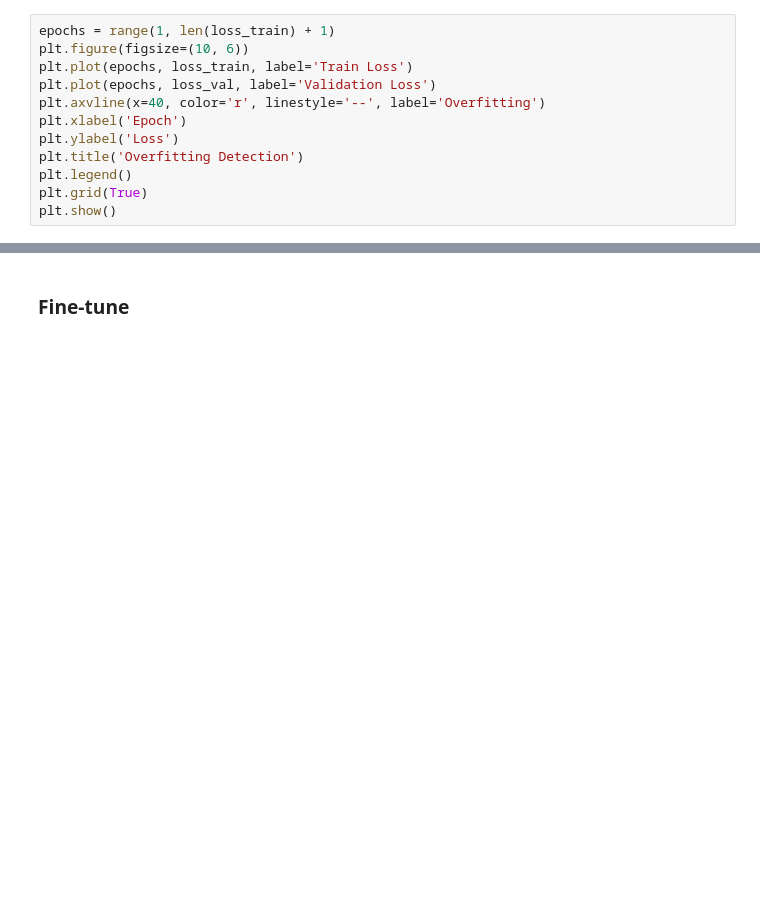
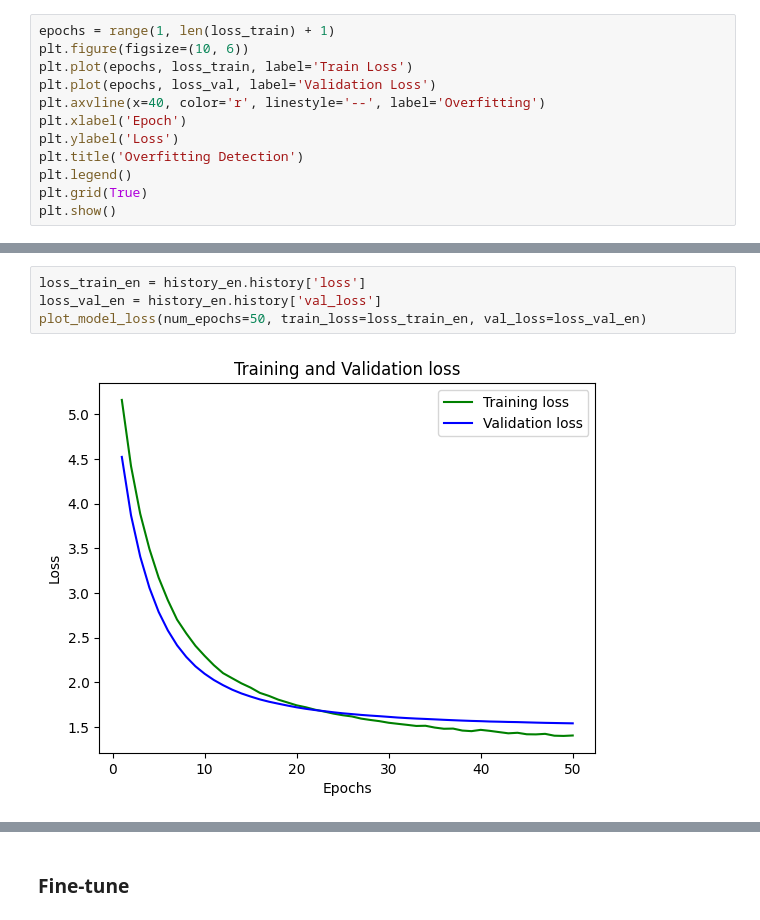
Before and after one commit to mgalao/deep-learning-project, a Jupyter notebook: project/DL_Phylum_Models.ipynb, the cells around one changed output, grey strips where cells are left out. Saved outputs shown, nothing was run; the diff lists cells and outputs as text; blank space fills up the shorter version.

```diff
--- a/project/DL_Phylum_Models.ipynb
+++ b/project/DL_Phylum_Models.ipynb
@@ -289,0 +610,6 @@ plt.show()
+# %%
+loss_train_en = history_en.history['loss']
+loss_val_en = history_en.history['val_loss']
+plot_model_loss(num_epochs=50, train_loss=loss_train_en, val_loss=loss_val_en)
+# %% [output]
+[figure, added]
```
Also changed, not shown: parts of 65 cells of this notebook.
